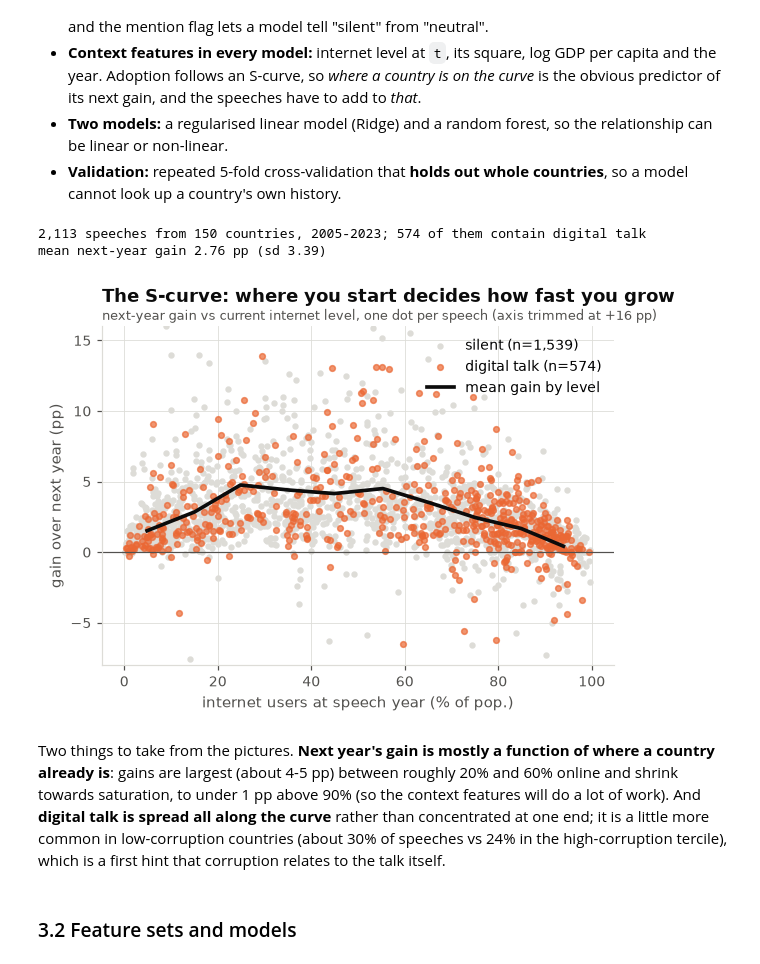
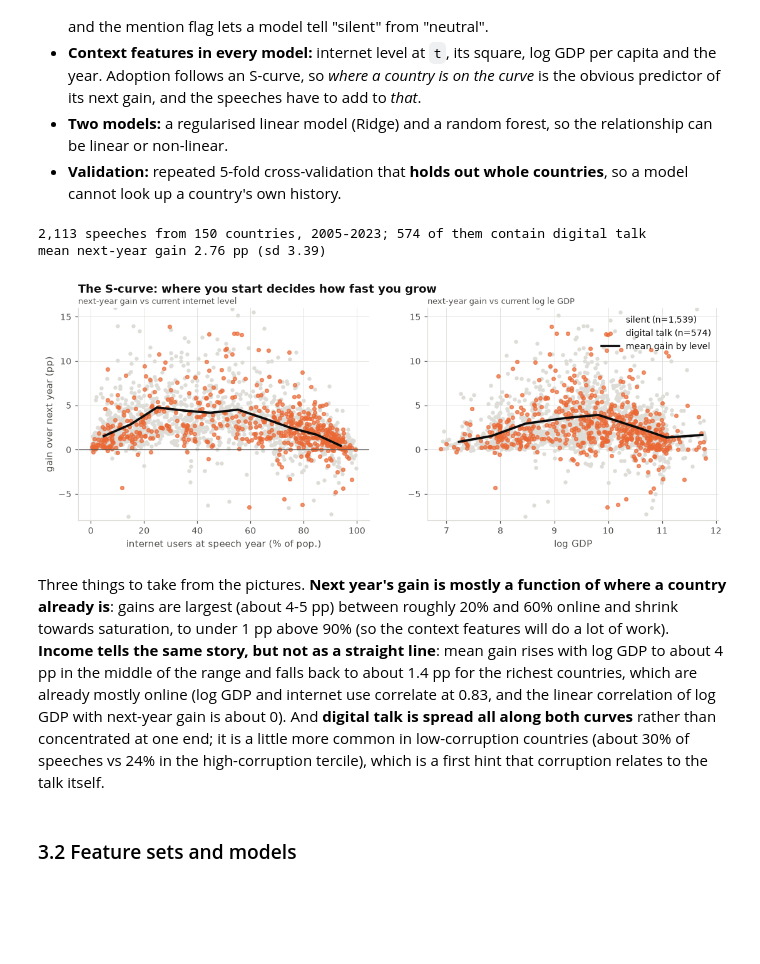
Before and after one commit to geomimo/UN-General-Debate-Analysis, a Jupyter notebook: notebooks/analysis.ipynb, the cells around one changed output. Saved outputs shown, nothing was run; the diff lists cells and outputs as text; code cells hidden in the pictures; blank space fills up the shorter version.

```diff
--- a/notebooks/analysis.ipynb
+++ b/notebooks/analysis.ipynb
@@ -297,36 +297,51 @@ plt.show()
 # %%
 q2 = (panel[panel["year"].between(2005, 2023)]
       .dropna(subset=["internet_gain_next", "perceived_corruption", "internet_users_pct", "log_gdp"]).copy())
 
 
 print(f"{len(q2):,} speeches from {q2['country_code'].nunique()} countries, {q2['year'].min()}-{q2['year'].max()}; "
       f"{q2['mention'].sum()} of them contain digital talk")
 print(f"mean next-year gain {q2['internet_gain_next'].mean():.2f} pp (sd {q2['internet_gain_next'].std():.2f})")
 
-fig, ax = plt.subplots(1, 1, figsize=(6, 4))
+fig, ax = plt.subplots(1, 2, figsize=(12, 4))
 
 quiet, talk = q2[q2["mention"] == 0], q2[q2["mention"] == 1]
-ax.scatter(quiet["internet_users_pct"], quiet["internet_gain_next"], s=10, color=GRID, label=f"silent (n={len(quiet):,})")
-ax.scatter(talk["internet_users_pct"], talk["internet_gain_next"], s=14, color=ORANGE, alpha=0.7, label=f"digital talk (n={len(talk):,})")
+ax[0].scatter(quiet["internet_users_pct"], quiet["internet_gain_next"], s=10, color=GRID, label=f"silent (n={len(quiet):,})")
+ax[0].scatter(talk["internet_users_pct"], talk["internet_gain_next"], s=14, color=ORANGE, alpha=0.7, label=f"digital talk (n={len(talk):,})")
 
 bins = pd.cut(x=q2["internet_users_pct"], bins=np.arange(0, 101, 10), include_lowest=True)
 curve = q2.groupby(bins, observed=True).agg(x=("internet_users_pct", "mean"), y=("internet_gain_next", "mean"))
-ax.plot(curve["x"], curve["y"], color=INK, lw=2.4, label="mean gain by level")
+ax[0].plot(curve["x"], curve["y"], color=INK, lw=2.4, label="mean gain by level")
+ax[0].axhline(0, color=INK_SOFT, lw=0.8)
+ax[0].set_ylim(-8, 16)
+finish(ax[0], "The S-curve: where you start decides how fast you grow",
+       "next-year gain vs current internet level", xlabel="internet users at speech year (% of pop.)",
+       ylabel="gain over next year (pp)", grid="both")
 
-ax.axhline(0, color=INK_SOFT, lw=0.8)
-ax.set_ylim(-8, 16)
-finish(ax, "The S-curve: where you start decides how fast you grow",
-       "next-year gain vs current internet level, one dot per speech (axis trimmed at +16 pp)", xlabel="internet users at speech year (% of pop.)",
-       ylabel="gain over next year (pp)", grid="both")
-ax.legend(loc="upper right")
+ax[1].scatter(quiet["log_gdp"], quiet["internet_gain_next"], s=10, color=GRID, label=f"silent (n={len(quiet):,})")
+ax[1].scatter(talk["log_gdp"], talk["internet_gain_next"], s=14, color=ORANGE, alpha=0.7, label=f"digital talk (n={len(talk):,})")
+
+mn = int(q2["log_gdp"].min())
+mx = int(q2["log_gdp"].max()) + 2
+diff = mx - mn
+bins = pd.cut(x=q2["log_gdp"], bins=np.arange(mn, mx, diff/10), include_lowest=True)
+curve = q2.groupby(bins, observed=True).agg(x=("log_gdp", "mean"), y=("internet_gain_next", "mean"))
+ax[1].plot(curve["x"], curve["y"], color=INK, lw=2.4, label="mean gain by level")
+ax[1].set_ylim(-8, 16)
+
+finish(ax[1], "",
+       "next-year gain vs current log le GDP", xlabel="log GDP",
+       ylabel="", grid="both")
+ax[1].legend(loc="upper right")
+
 
 plt.show()
 # %% [output]
 2,113 speeches from 150 countries, 2005-2023; 574 of them contain digital talk
 mean next-year gain 2.76 pp (sd 3.39)
-[figure, old version]
+[figure, new version]
 # %% [markdown]
-Two things to take from the pictures. **Next year's gain is mostly a function of where a country already is**: gains are largest (about 4-5 pp) between roughly 20% and 60% online and shrink towards saturation, to under 1 pp above 90% (so the context features will do a lot of work). And **digital talk is spread all along the curve** rather than concentrated at one end; it is a little more common in low-corruption countries (about 30% of speeches vs 24% in the high-corruption tercile), which is a first hint that corruption relates to the talk itself.
+Three things to take from the pictures. **Next year's gain is mostly a function of where a country already is**: gains are largest (about 4-5 pp) between roughly 20% and 60% online and shrink towards saturation, to under 1 pp above 90% (so the context features will do a lot of work). **Income tells the same story, but not as a straight line**: mean gain rises with log GDP to about 4 pp in the middle of the range and falls back to about 1.4 pp for the richest countries, which are already mostly online (log GDP and internet use correlate at 0.83, and the linear correlation of log GDP with next-year gain is about 0). And **digital talk is spread all along both curves** rather than concentrated at one end; it is a little more common in low-corruption countries (about 30% of speeches vs 24% in the high-corruption tercile), which is a first hint that corruption relates to the talk itself.
 # %% [markdown]
 ### 3.2 Feature sets and models
 # %%
```
Also changed, not shown: parts of 14 cells of this notebook.
